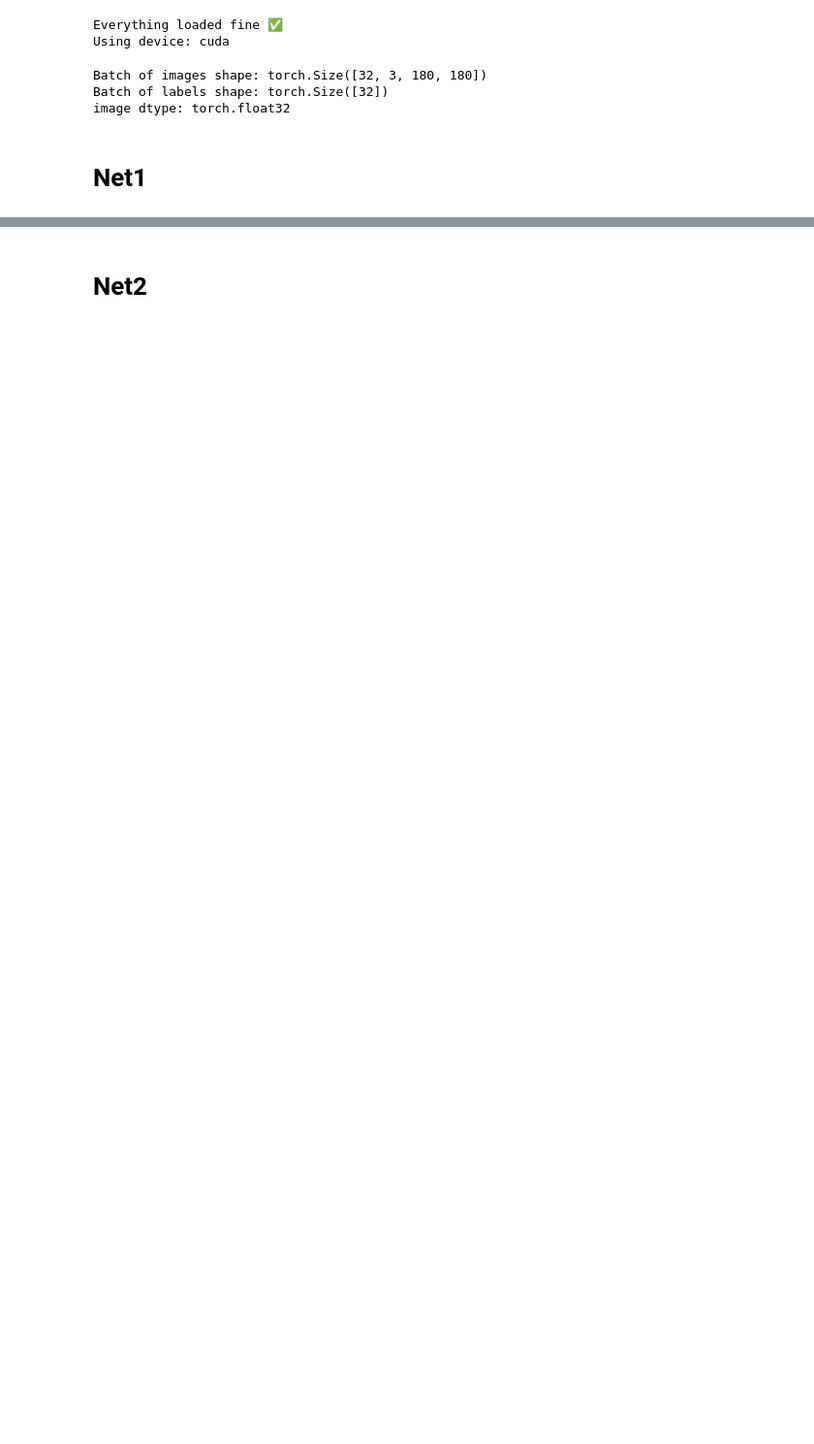
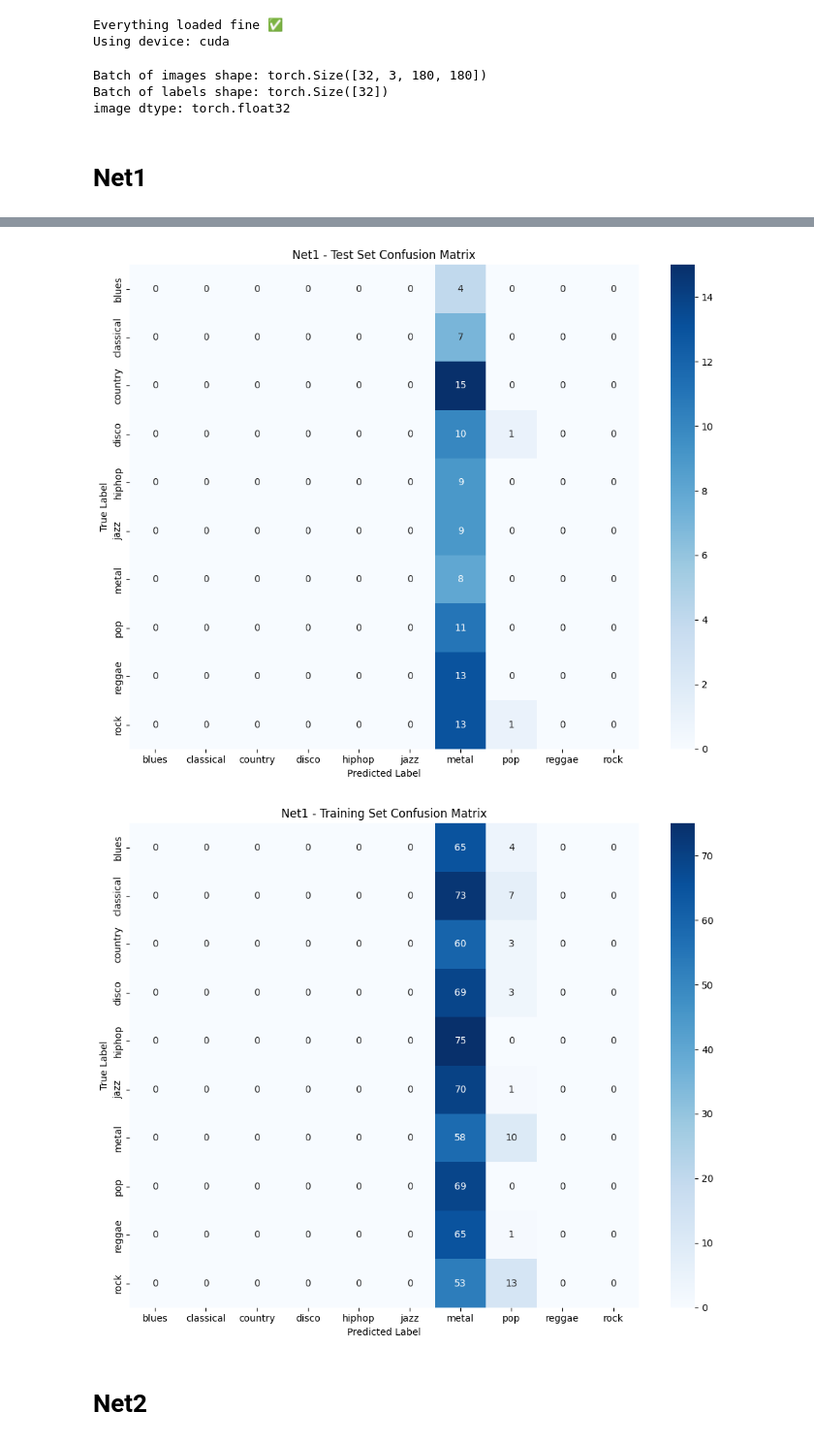
Before and after one commit to xCamelot2001/music-genre-classification, a Jupyter notebook: Networks.ipynb, the cells around one changed output, grey strips where cells are left out. Shown at 97% size. Saved outputs shown, nothing was run; the diff lists cells and outputs as text; code cells hidden in the pictures; blank space fills up the shorter version.

```diff
--- a/Networks.ipynb
+++ b/Networks.ipynb
@@ -12,16 +12,11 @@ Using device: cuda
 # %%
 from torchvision import transforms, datasets
 from torch.utils.data import DataLoader, random_split
+from PIL import Image
 
 def get_dataloaders(data_dir, batch_size=32):
     train_transform = transforms.Compose([
         transforms.Resize((180, 180)),
-        transforms.RandomHorizontalFlip(p=0.5),
-        transforms.RandomVerticalFlip(p=0.2),
-        transforms.RandomRotation(degrees=30),  # increase rotation
-        transforms.RandomPerspective(distortion_scale=0.3, p=0.5),  # more distortion
-        transforms.RandomAffine(degrees=20, translate=(0.15, 0.15), scale=(0.8, 1.2)),  # wider range
-        transforms.ColorJitter(brightness=0.4, contrast=0.4, saturation=0.4, hue=0.1),
         transforms.ToTensor()
     ])
 
@@ -95,3 +109,31 @@ def evaluate_accuracy(model, data_loader):
+# %%
+from sklearn.metrics import confusion_matrix
+import seaborn as sns
+import matplotlib.pyplot as plt
+
+def plot_confusion_matrix(model, data_loader, class_names, title="Confusion Matrix"):
+    all_preds = []
+    all_labels = []
+    model.eval()
+    with torch.no_grad():
+        for images, labels in data_loader:
+            images = images.to(device)
+            labels = labels.to(device)
+            outputs = model(images)
+
+            _, preds = torch.max(outputs, 1)
+            all_preds.extend(preds.cpu().numpy())
+            all_labels.extend(labels.cpu().numpy())
+
+    cm = confusion_matrix(all_labels, all_preds)
+    plt.figure(figsize=(10, 8))
+    sns.heatmap(cm, annot=True, fmt="d", cmap="Blues",
+                xticklabels=class_names, yticklabels=class_names)
+    plt.xlabel("Predicted Label")
+    plt.ylabel("True Label")
+    plt.title(title)
+    plt.tight_layout()
+    plt.show()
 # %% [markdown]
 # Net1
 # %%
@@ -135,3 +194,14 @@ print(f"✅ Test Acc: {test_acc:.2%}")
+# %%
+model = Net1().to(device)
+model.eval()
+
+class_names = train_loader.dataset.dataset.classes
+
+plot_confusion_matrix(model, test_loader, class_names, title="Net1 - Test Set Confusion Matrix")
+plot_confusion_matrix(model, train_loader, class_names, title="Net1 - Training Set Confusion Matrix")
+# %% [output]
+[figure, added]
+[figure, added]
 # %% [markdown]
 # Net2
 # %%
```
Also changed, not shown: parts of 9 cells of this notebook, 2 other files.
